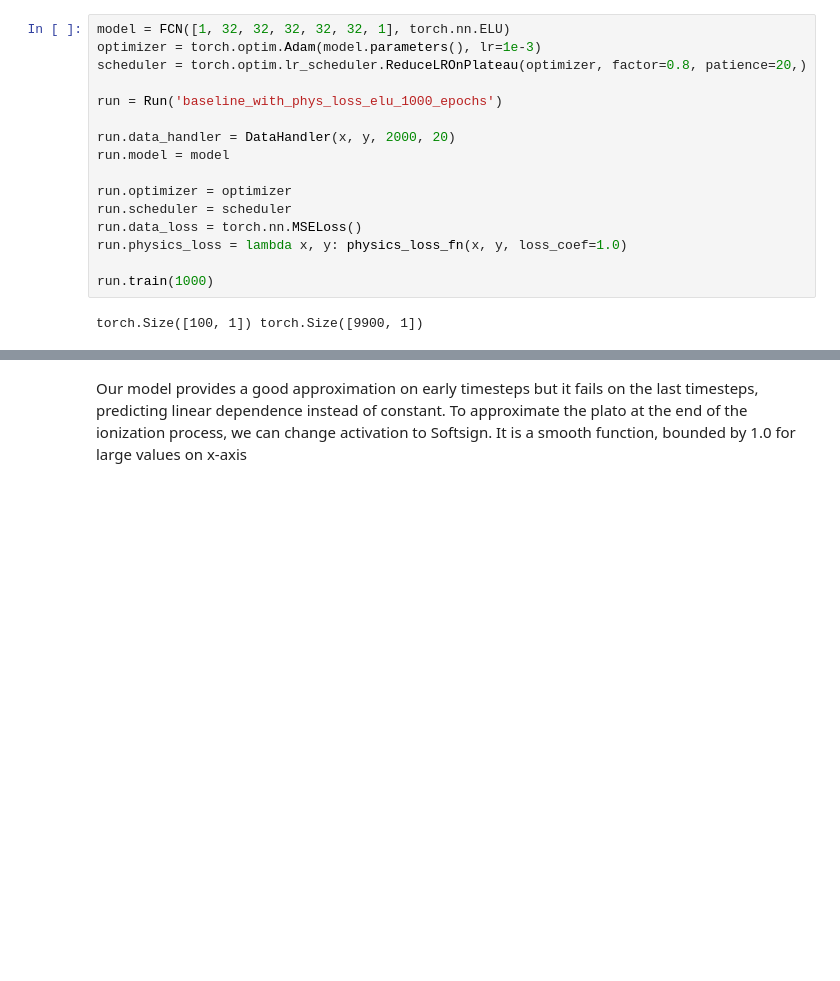
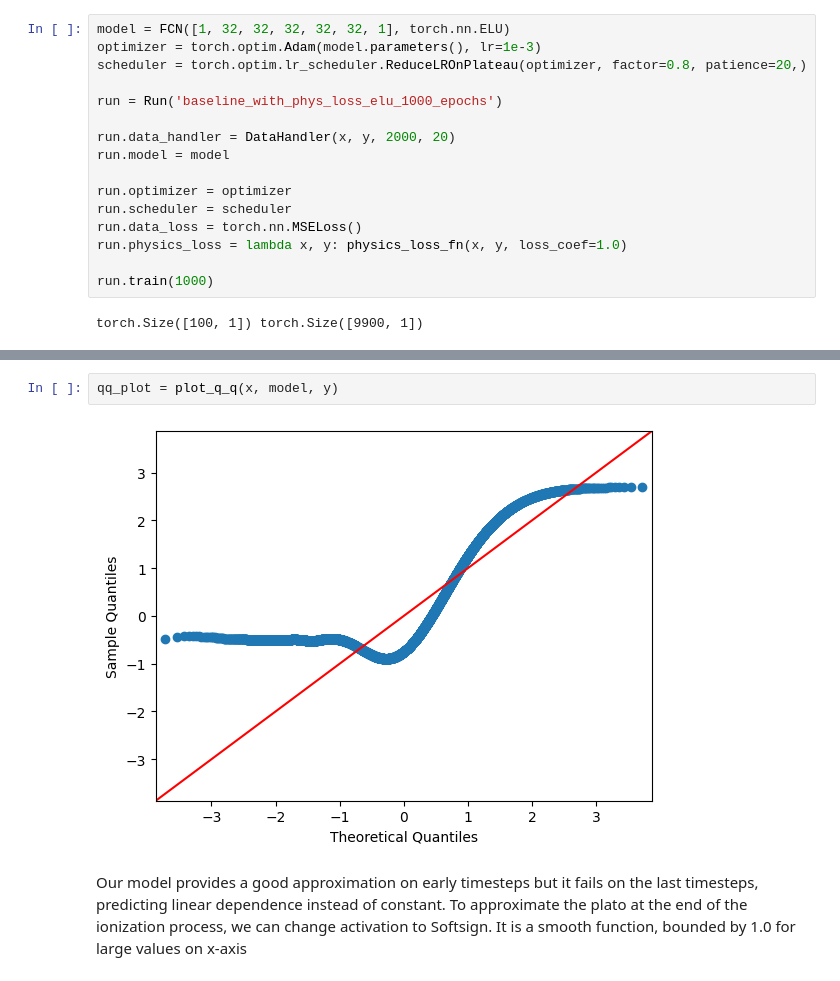
Before and after one commit to CS-433/ml-project-2-lady_bug, a Jupyter notebook: hydrogen_ode.ipynb, the cells around one changed output, grey strips where cells are left out. Cells and saved outputs as stored; diff of their text form; blank space fills up the shorter version.

```diff
--- a/hydrogen_ode.ipynb
+++ b/hydrogen_ode.ipynb
@@ -120,3 +125,7 @@ plt.legend()
+# %%
+qq_plot = plot_q_q(x, model, y)
+# %% [output]
+[figure, added]
 # %% [markdown]
 Our model provides a good approximation on early timesteps but it fails on the last timesteps, predicting linear dependence instead of constant. To approximate the plato at the end of the ionization process, we can change activation to Softsign. It is a smooth function, bounded by 1.0 for large values on x-axis
 # %%
```
Also changed, not shown: parts of 20 cells of this notebook, 14 other files.
